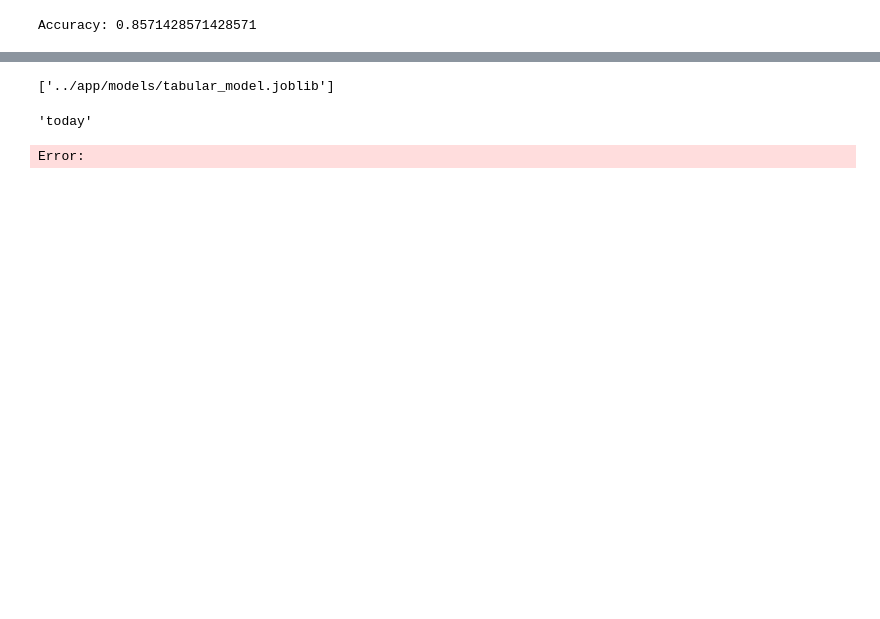
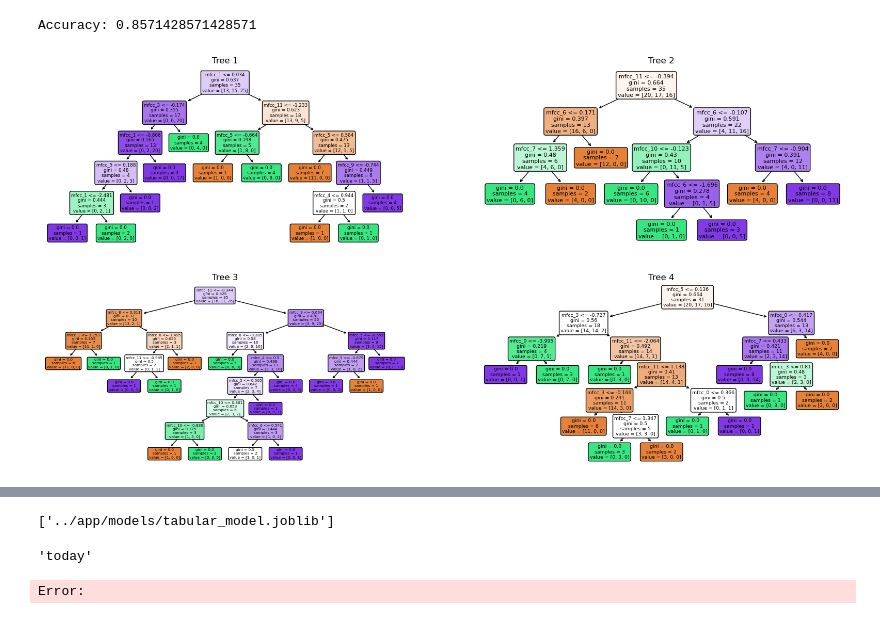
Before and after one commit to Amlaith/speech_classification, a Jupyter notebook: research/tabular.ipynb, the cells around one changed output, grey strips where cells are left out. Drawn from its saved outputs; the diff is of its cells as text; code cells hidden in the pictures; blank space fills up the shorter version.

```diff
--- a/research/tabular.ipynb
+++ b/research/tabular.ipynb
@@ -78,3 +83,22 @@ accuracy = accuracy_score(y_test, predictions)
 print(f"Accuracy: {accuracy}")
 # %% [output]
 Accuracy: 0.8571428571428571
+# %%
+from sklearn.tree import plot_tree
+import matplotlib.pyplot as plt
+
+
+rf_classifier = model.named_steps['randomforestclassifier']
+
+# Access individual decision trees
+individual_trees = rf_classifier.estimators_
+# Assuming you have a trained RandomForestClassifier called 'rf_classifier'
+plt.figure(figsize=(20, 10))
+for i, tree in enumerate(individual_trees[:4]):
+    plt.subplot(2, 2, i + 1)  # Change the subplot parameters as needed
+    plot_tree(tree, filled=True, feature_names=X_train.columns, rounded=True)
+    plt.title(f'Tree {i + 1}')
+
+plt.show()
+# %% [output]
+[figure, added]
```
Also changed, not shown: parts of 3 cells of this notebook, 5 other files.
